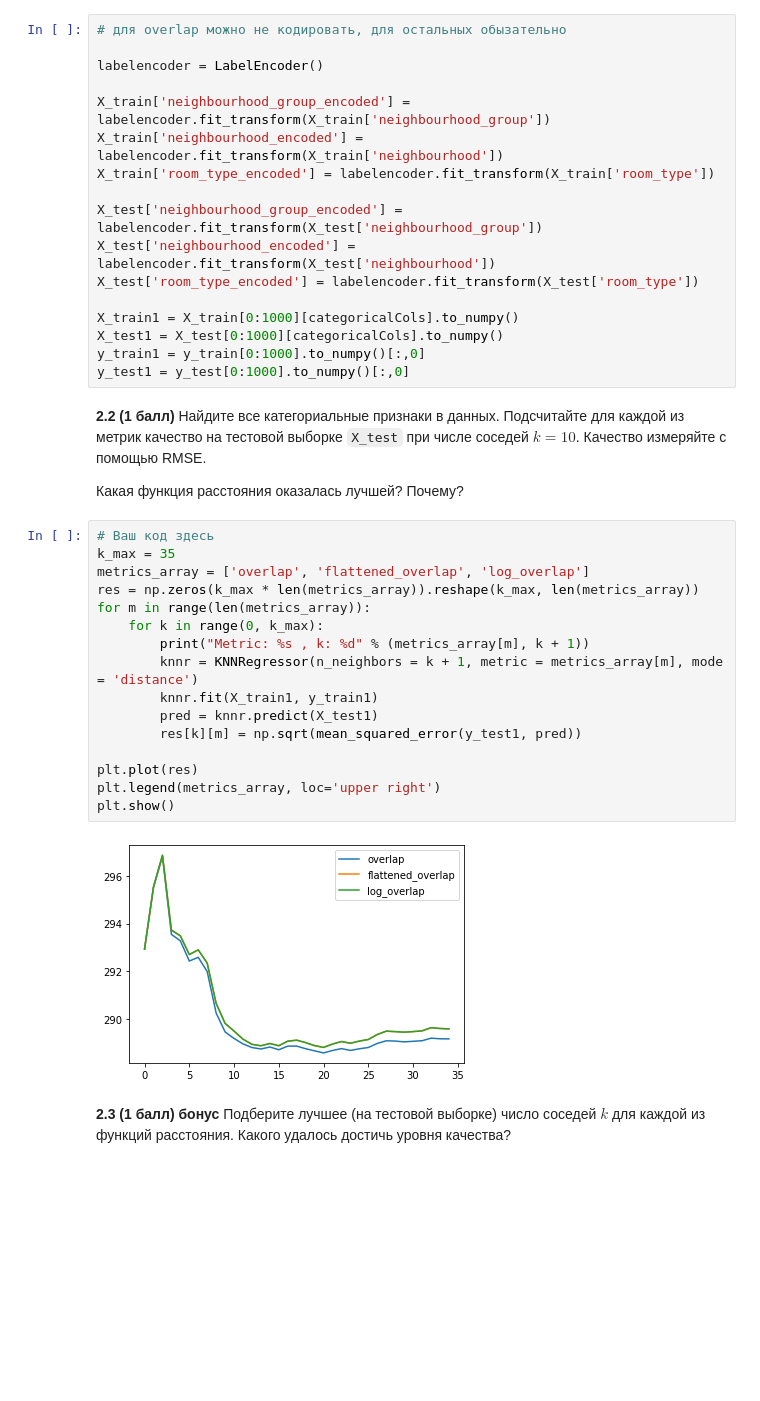
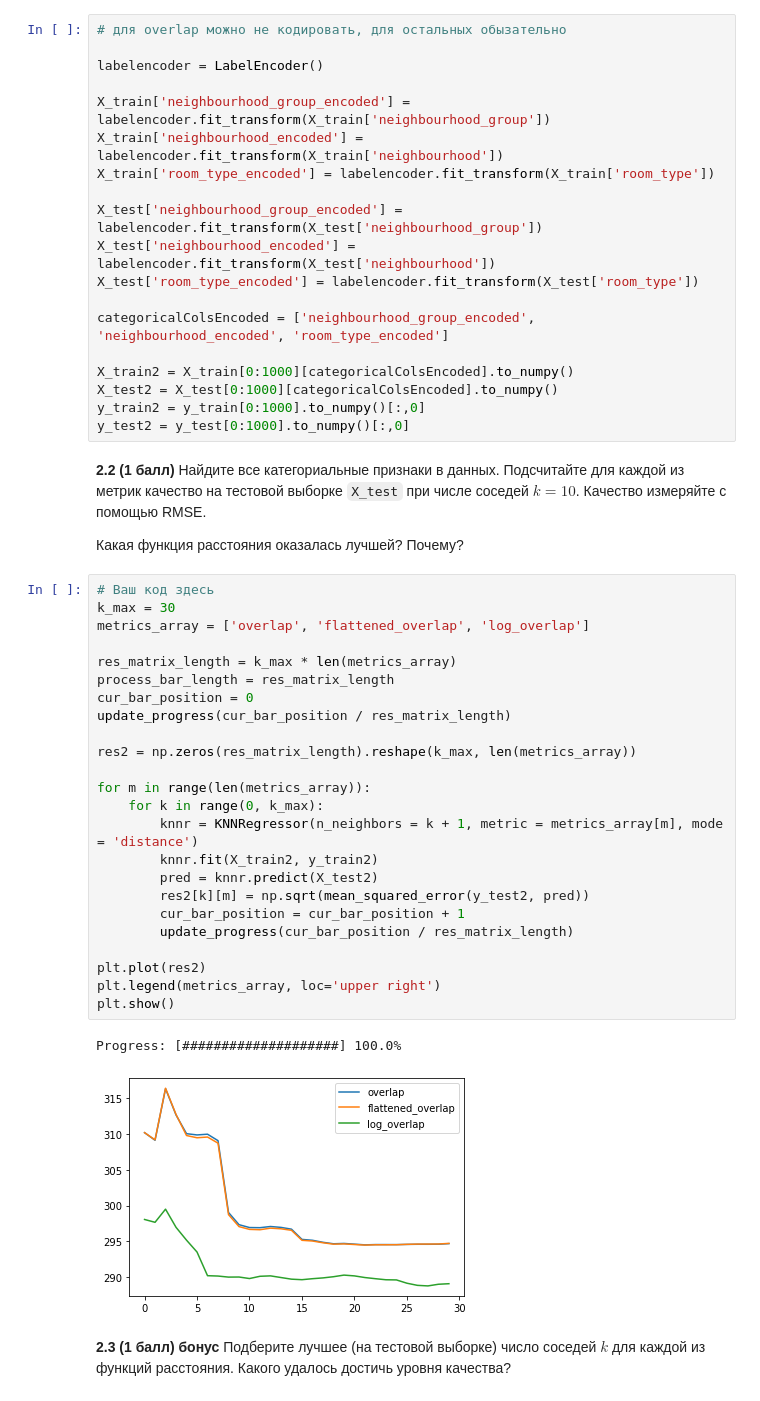
Before and after one commit to GHopperMSK/lmsu-homework, a Jupyter notebook: airbnb/homework-practice-02.ipynb, the cells around one changed output. Drawn from its saved outputs; the diff is of its cells as text; blank space fills up the shorter version.

```diff
--- a/airbnb/homework-practice-02.ipynb
+++ b/airbnb/homework-practice-02.ipynb
@@ -387,32 +395,43 @@ X_test['neighbourhood_group_encoded'] = labelencoder.fit_transform(X_test['neigh
 X_test['neighbourhood_encoded'] = labelencoder.fit_transform(X_test['neighbourhood'])
 X_test['room_type_encoded'] = labelencoder.fit_transform(X_test['room_type'])
 
-X_train1 = X_train[0:1000][categoricalCols].to_numpy()
-X_test1 = X_test[0:1000][categoricalCols].to_numpy()
-y_train1 = y_train[0:1000].to_numpy()[:,0]
-y_test1 = y_test[0:1000].to_numpy()[:,0]
+categoricalColsEncoded = ['neighbourhood_group_encoded', 'neighbourhood_encoded', 'room_type_encoded']
+
+X_train2 = X_train[0:1000][categoricalColsEncoded].to_numpy()
+X_test2 = X_test[0:1000][categoricalColsEncoded].to_numpy()
+y_train2 = y_train[0:1000].to_numpy()[:,0]
+y_test2 = y_test[0:1000].to_numpy()[:,0]
 # %% [markdown]
 <b>2.2 (1 балл)</b> Найдите все категориальные признаки в данных. Подсчитайте для каждой из метрик качество на тестовой выборке `X_test` при числе соседей $k = 10$. Качество измеряйте с помощью RMSE.
 
 Какая функция расстояния оказалась лучшей? Почему?
 # %%
 # Ваш код здесь
-k_max = 35
+k_max = 30
 metrics_array = ['overlap', 'flattened_overlap', 'log_overlap']
-res = np.zeros(k_max * len(metrics_array)).reshape(k_max, len(metrics_array))
+
+res_matrix_length = k_max * len(metrics_array)
+process_bar_length = res_matrix_length
+cur_bar_position = 0
+update_progress(cur_bar_position / res_matrix_length)
+
+res2 = np.zeros(res_matrix_length).reshape(k_max, len(metrics_array))
+
 for m in range(len(metrics_array)):
     for k in range(0, k_max):
-        print("Metric: %s , k: %d" % (metrics_array[m], k + 1))
         knnr = KNNRegressor(n_neighbors = k + 1, metric = metrics_array[m], mode = 'distance')
-        knnr.fit(X_train1, y_train1)
-        pred = knnr.predict(X_test1)
-        res[k][m] = np.sqrt(mean_squared_error(y_test1, pred))
+        knnr.fit(X_train2, y_train2)
+        pred = knnr.predict(X_test2)
+        res2[k][m] = np.sqrt(mean_squared_error(y_test2, pred))
+        cur_bar_position = cur_bar_position + 1
+        update_progress(cur_bar_position / res_matrix_length)
 
-plt.plot(res)
+plt.plot(res2)
 plt.legend(metrics_array, loc='upper right')
 plt.show()
 # %% [output]
+Progress: [####################] 100.0%
-[figure, old version]
+[figure, new version]
 # %% [markdown]
 <b>2.3 (1 балл) бонус</b> Подберите лучшее (на тестовой выборке) число соседей $k$ для каждой из функций расстояния. Какого удалось достичь уровня качества?
 # %%
```
Also changed, not shown: parts of 5 cells of this notebook.
